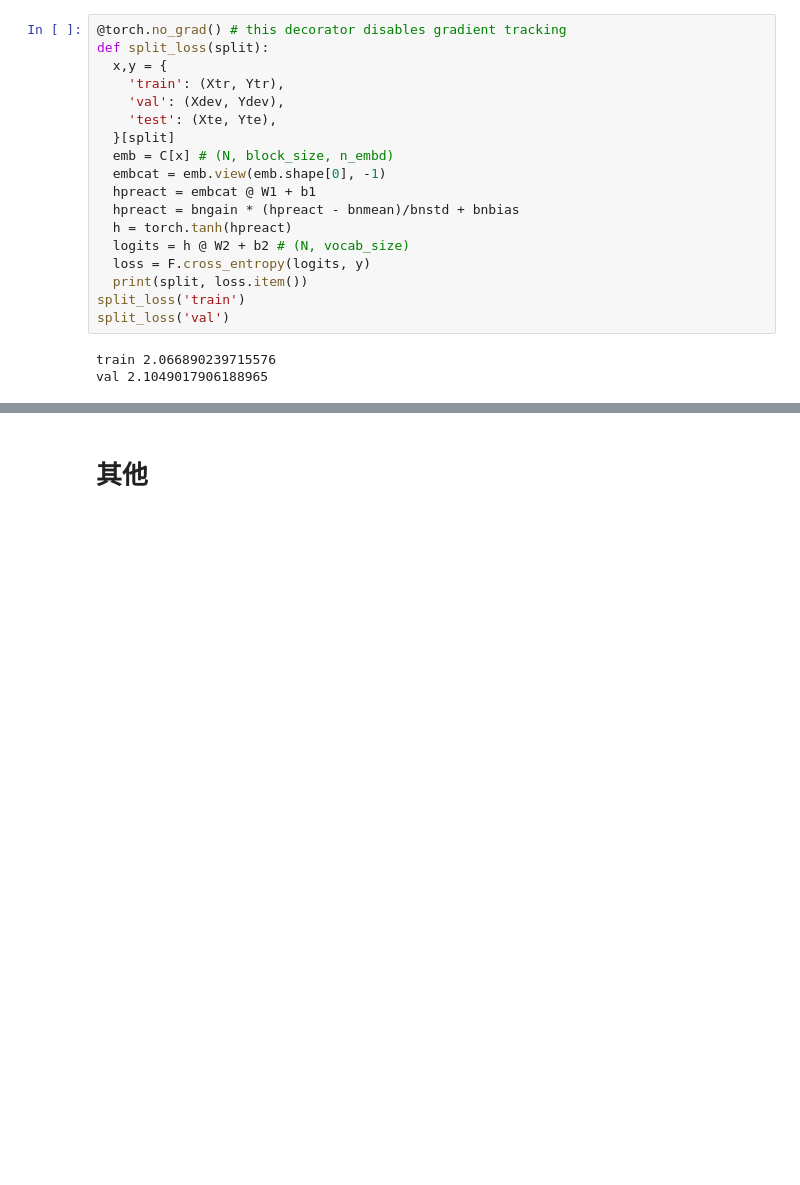
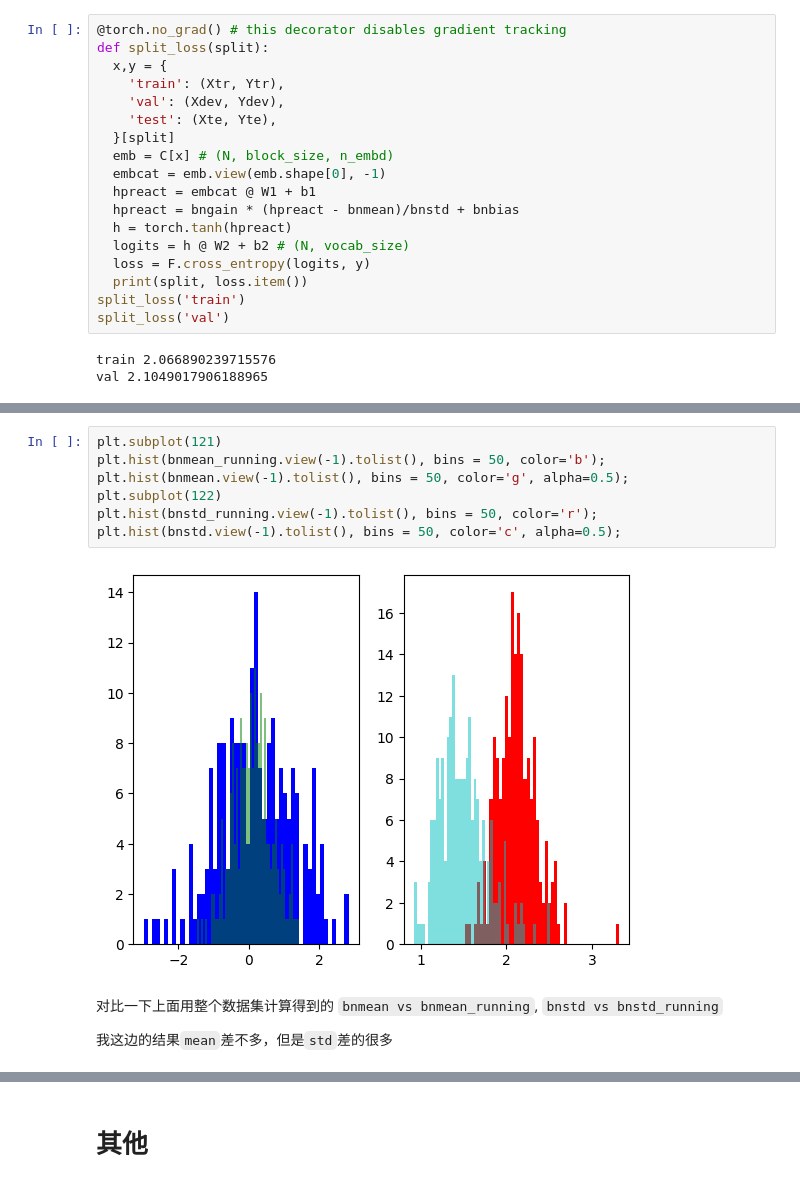
Before and after one commit to CastleDream/learnGPTfromScratch, a Jupyter notebook: code/4_MLP2_makemore.ipynb, the cells around one changed output, grey strips where cells are left out. Saved outputs shown, nothing was run; the diff lists cells and outputs as text; blank space fills up the shorter version.

```diff
--- a/code/4_MLP2_makemore.ipynb
+++ b/code/4_MLP2_makemore.ipynb
@@ -1313,0 +1401,13 @@ val 2.104844808578491
+# %%
+plt.subplot(121)
+plt.hist(bnmean_running.view(-1).tolist(), bins = 50, color='b');
+plt.hist(bnmean.view(-1).tolist(), bins = 50, color='g', alpha=0.5);
+plt.subplot(122)
+plt.hist(bnstd_running.view(-1).tolist(), bins = 50, color='r');
+plt.hist(bnstd.view(-1).tolist(), bins = 50, color='c', alpha=0.5);
+# %% [output]
+[figure, added]
+# %% [markdown]
+对比一下上面用整个数据集计算得到的 `bnmean vs bnmean_running`, `bnstd vs bnstd_running`
+
+我这边的结果`mean`差不多，但是`std`差的很多
```
Also changed, not shown: parts of 18 cells of this notebook, 1 other file.
